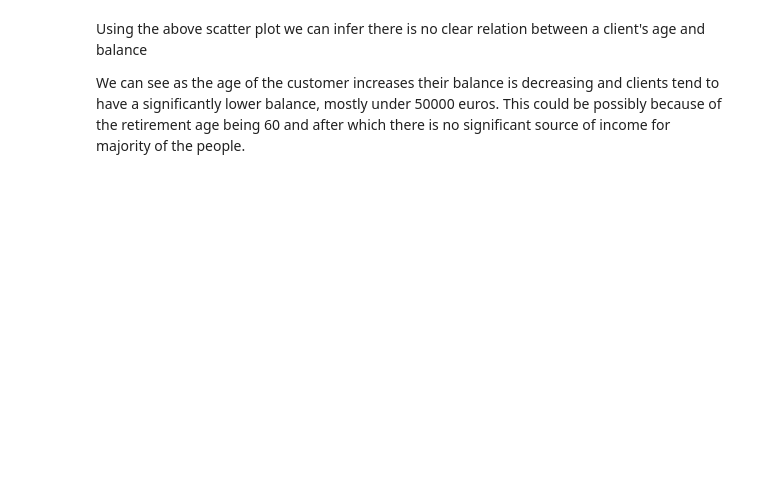
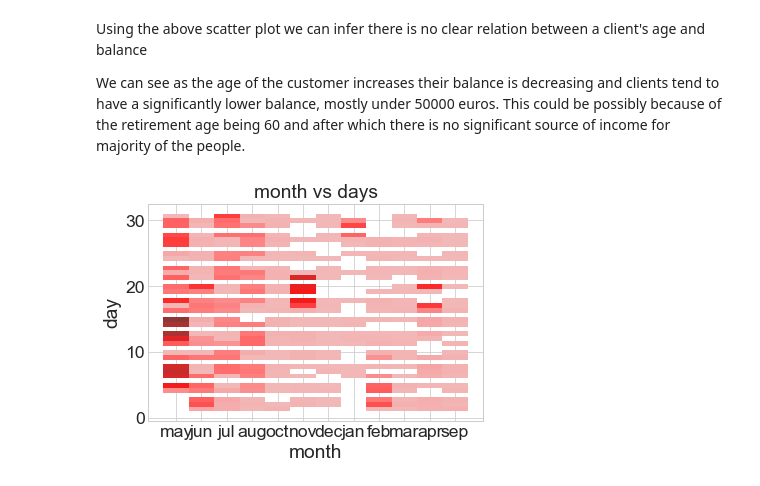
Before and after one commit to aditya230302/Bank-Full-EDA, a Jupyter notebook: bank123456789.ipynb, the cells around one changed output. Cells and saved outputs as stored; diff of their text form; code cells hidden in the pictures; blank space fills up the shorter version.

```diff
--- a/bank123456789.ipynb
+++ b/bank123456789.ipynb
@@ -451,3 +457,7 @@ plt.show()
 Using the above scatter plot we can infer there is no clear relation between a client's age and balance
 
 We can see as the age of the customer increases their balance is decreasing and clients tend to have a significantly lower balance, mostly under 50000 euros. This could be possibly because of the retirement age being 60 and after which there is no significant source of income for majority of the people.
+# %%
+age_plot = sns.histplot(data=data, x="month",y="day", color = "red", kde=True, legend = True).set(title='month vs days')
+# %% [output]
+[figure, added]
```
Also changed, not shown: parts of 17 cells of this notebook.
